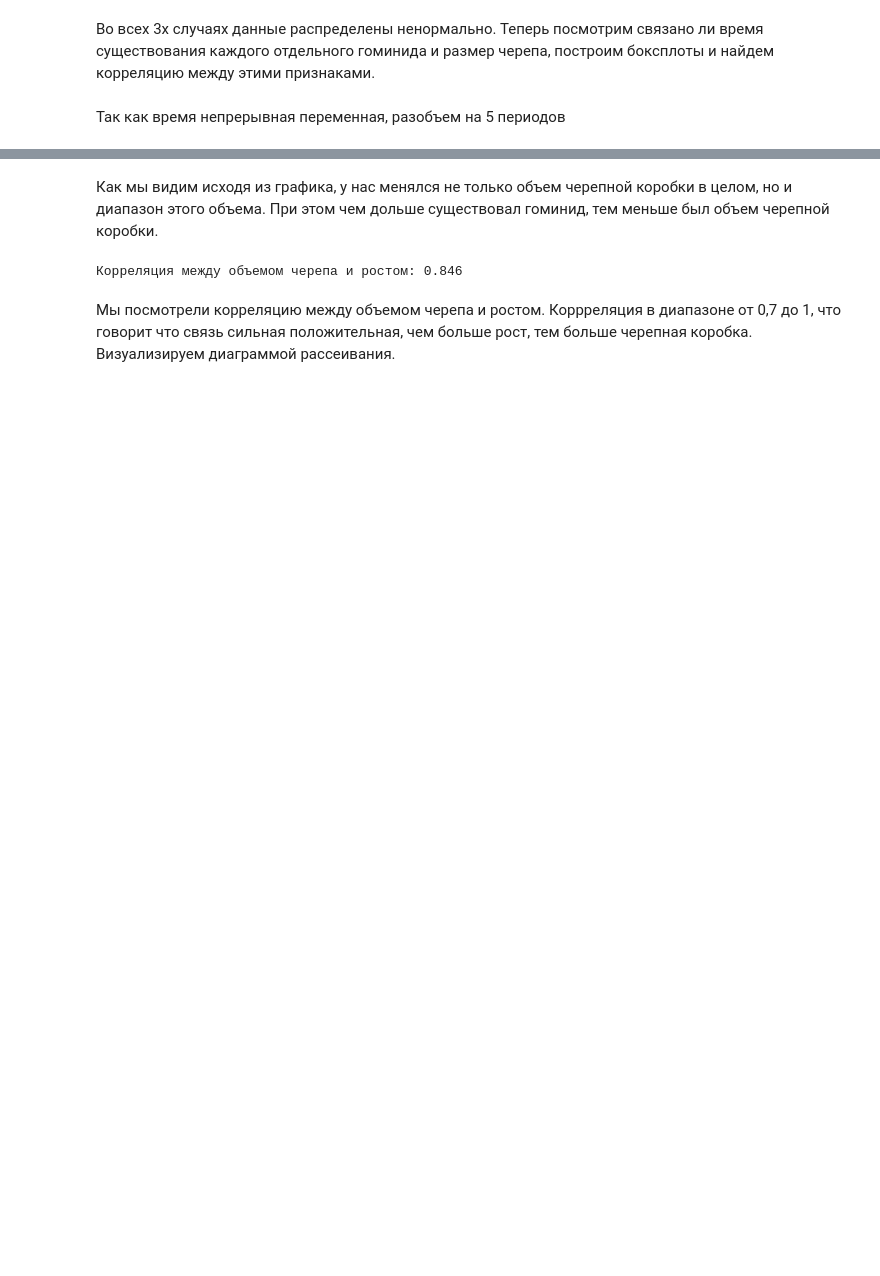
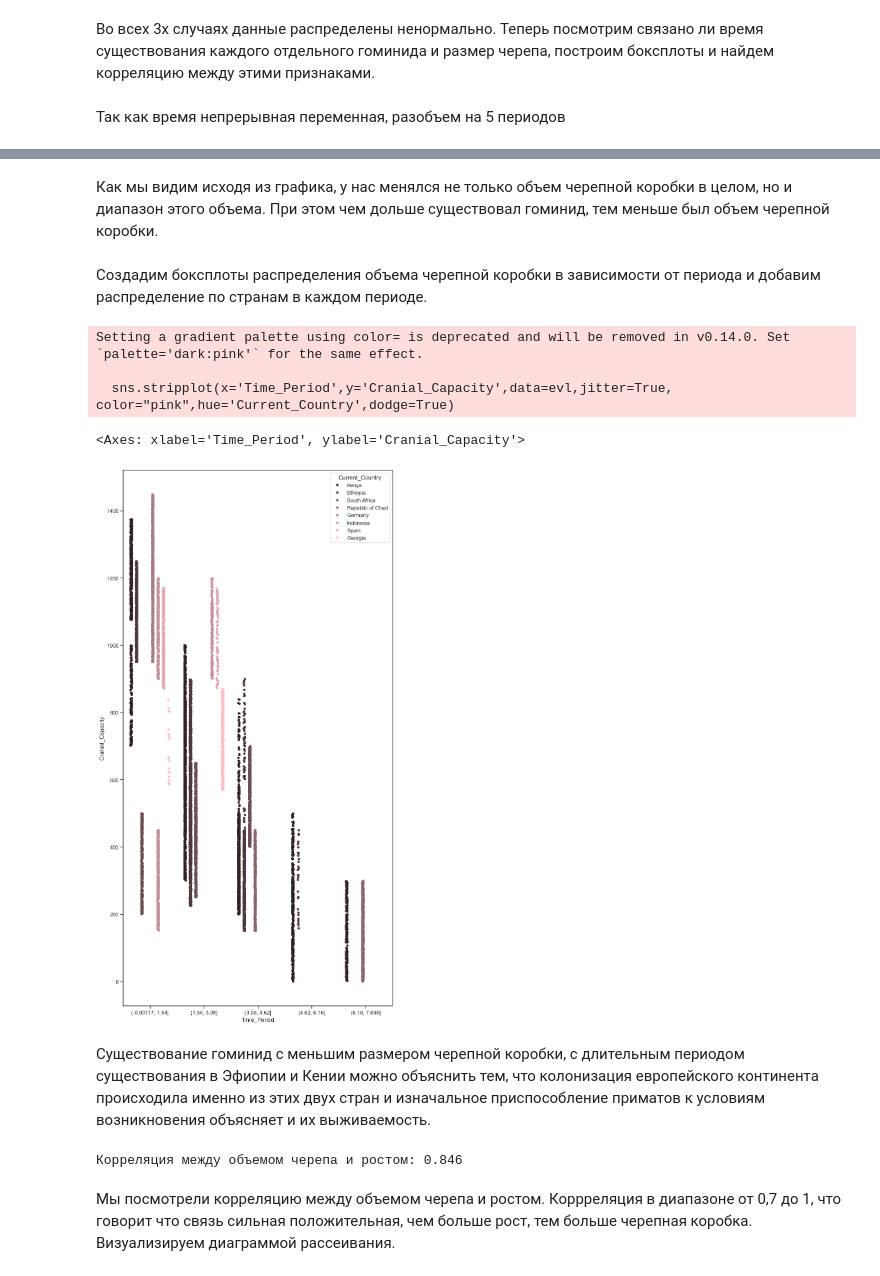
Before and after one commit to DaryaKurysheva/biology_data, a Jupyter notebook: notebooks/EDA.ipynb, the cells around one changed output, grey strips where cells are left out. Cells and saved outputs as stored; diff of their text form; code cells hidden in the pictures; blank space fills up the shorter version.

```diff
--- a/notebooks/EDA.ipynb
+++ b/notebooks/EDA.ipynb
@@ -84,5 +88,18 @@ plt.show()
+# %% [markdown]
+Как мы видим исходя из графика, у нас менялся не только объем черепной коробки в целом, но и диапазон этого объема. При этом чем дольше существовал гоминид, тем меньше был объем черепной коробки.
+# %% [markdown]
+Создадим боксплоты распределения объема черепной коробки в зависимости от периода и добавим распределение по странам в каждом периоде.
+# %%
+plt.figure(figsize=(10,20))
+sns.stripplot(x='Time_Period',y='Cranial_Capacity',data=evl,jitter=True, color="pink",hue='Current_Country',dodge=True)
+# %% [output]
+Setting a gradient palette using color= is deprecated and will be removed in v0.14.0. Set `palette='dark:pink'` for the same effect.
+
+  sns.stripplot(x='Time_Period',y='Cranial_Capacity',data=evl,jitter=True, color="pink",hue='Current_Country',dodge=True)
+<Axes: xlabel='Time_Period', ylabel='Cranial_Capacity'>
+[figure, added]
 # %% [markdown]
-Как мы видим исходя из графика, у нас менялся не только объем черепной коробки в целом, но и диапазон этого объема. При этом чем дольше существовал гоминид, тем меньше был объем черепной коробки.
+Существование гоминид с меньшим размером черепной коробки, с длительным периодом существования в Эфиопии и Кении можно объяснить тем, что колонизация европейского континента происходила именно из этих двух стран и изначальное приспособление приматов к условиям возникновения объясняет и их выживаемость.
 # %%
 correlation = evl['Cranial_Capacity'].corr(evl['Height'])
 
```
Also changed, not shown: parts of 7 cells of this notebook.
